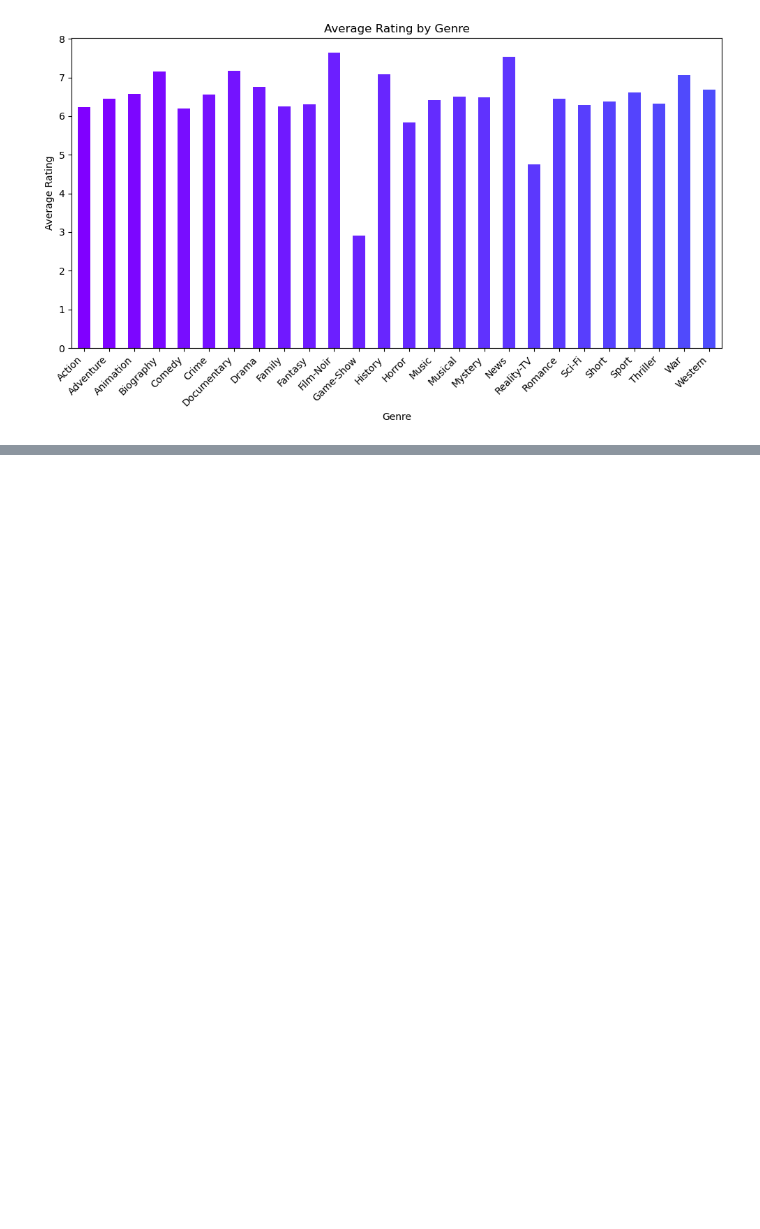
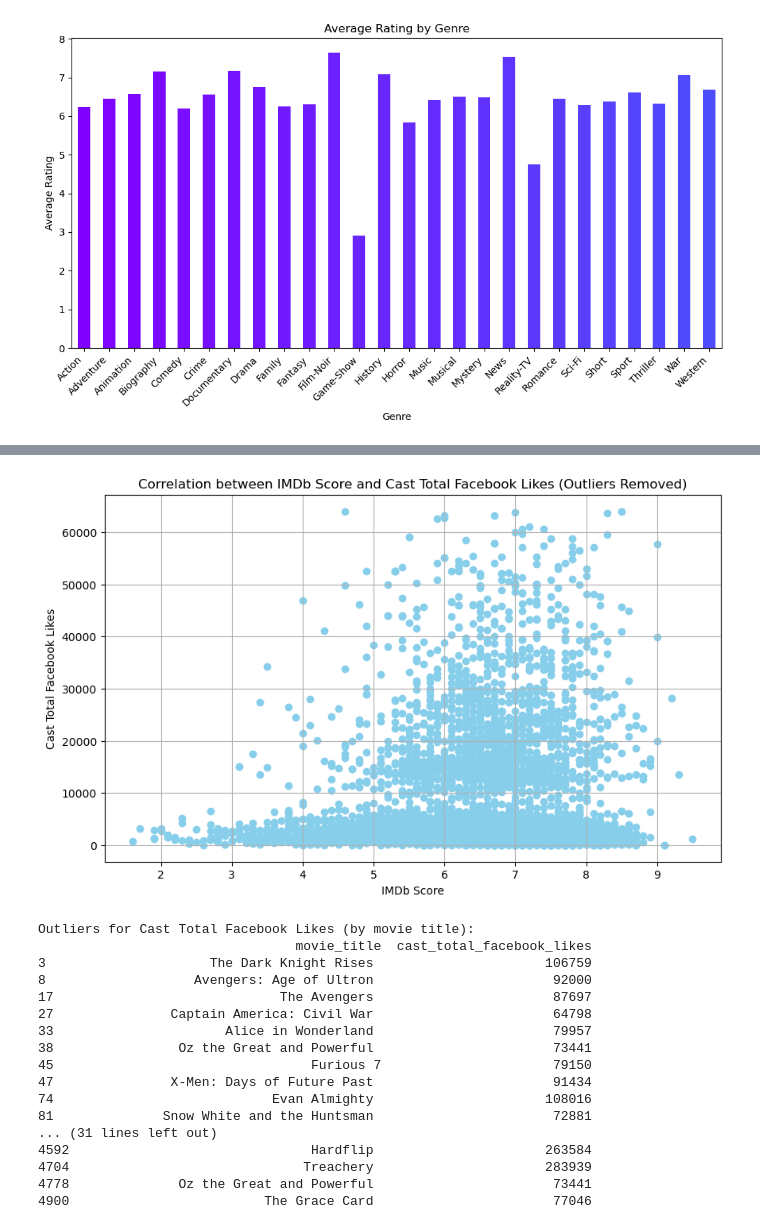
Before and after one commit to XueYiLu/Project-4, a Jupyter notebook: Cleaned_data/IrisVisualizations.ipynb, the cells around one changed output, grey strips where cells are left out. Cells and saved outputs as stored; diff of their text form; code cells hidden in the pictures; blank space fills up the shorter version.

```diff
--- a/Cleaned_data/IrisVisualizations.ipynb
+++ b/Cleaned_data/IrisVisualizations.ipynb
@@ -166,0 +192,48 @@ plt.show()
+# %%
+# Calculate z-scores for cast total Facebook likes
+cast_fb_z_scores = np.abs((df['cast_total_facebook_likes'] - df['cast_total_facebook_likes'].mean()) / df['cast_total_facebook_likes'].std())
+
+# Define threshold (e.g., z-score > 3 for outliers)
+threshold = 3
+
+# Find outliers for cast total Facebook likes
+cast_fb_outliers = df[cast_fb_z_scores > threshold]
+
+# Remove outliers from the DataFrame
+df_filtered = df.drop(cast_fb_outliers.index)
+
+# Create scatter plot with filtered data
+plt.figure(figsize=(10, 6))
+plt.scatter(df_filtered['imdb_score'], df_filtered['cast_total_facebook_likes'], label='Data points', color='skyblue')
+
+# Add labels and title
+plt.title('Correlation between IMDb Score and Cast Total Facebook Likes (Outliers Removed)')
+plt.xlabel('IMDb Score')
+plt.ylabel('Cast Total Facebook Likes')
+plt.grid(True)
+
+# Show plot
+plt.show()
+
+# List outliers by movie title
+print("Outliers for Cast Total Facebook Likes (by movie title):")
+print(cast_fb_outliers[['movie_title', 'cast_total_facebook_likes']])
+# %% [output]
+[figure, added]
+Outliers for Cast Total Facebook Likes (by movie title):
+                                 movie_title  cast_total_facebook_likes
+3                     The Dark Knight Rises                      106759
+8                   Avengers: Age of Ultron                       92000
+17                             The Avengers                       87697
+27               Captain America: Civil War                       64798
+33                      Alice in Wonderland                       79957
+38                Oz the Great and Powerful                       73441
+45                                 Furious 7                      79150
+47               X-Men: Days of Future Past                       91434
+74                            Evan Almighty                      108016
+81              Snow White and the Huntsman                       72881
+... (31 lines left out)
+4592                               Hardflip                      263584
+4704                              Treachery                      283939
+4778              Oz the Great and Powerful                       73441
+4900                         The Grace Card                       77046
```
Also changed, not shown: parts of 6 cells of this notebook.
